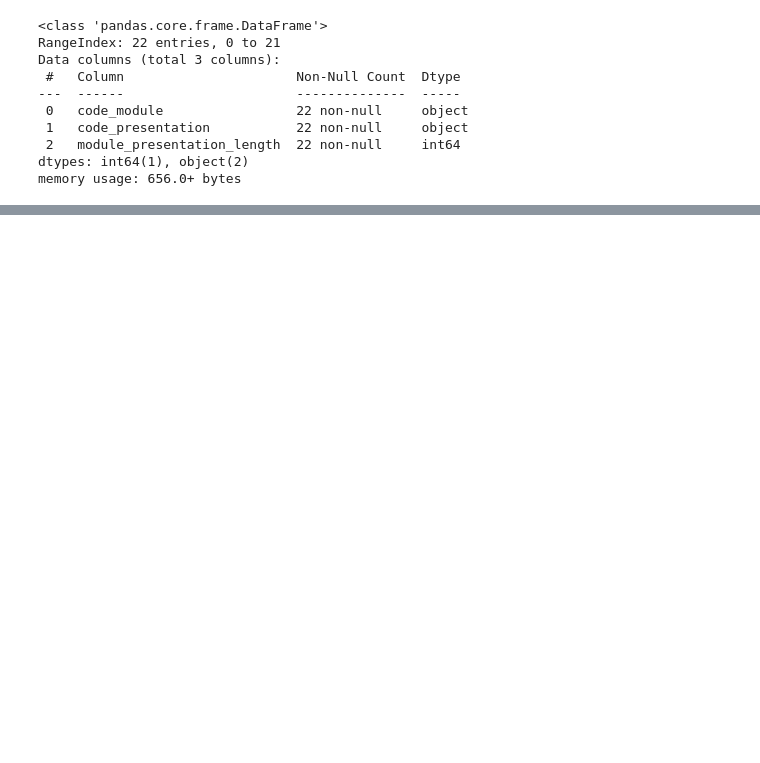
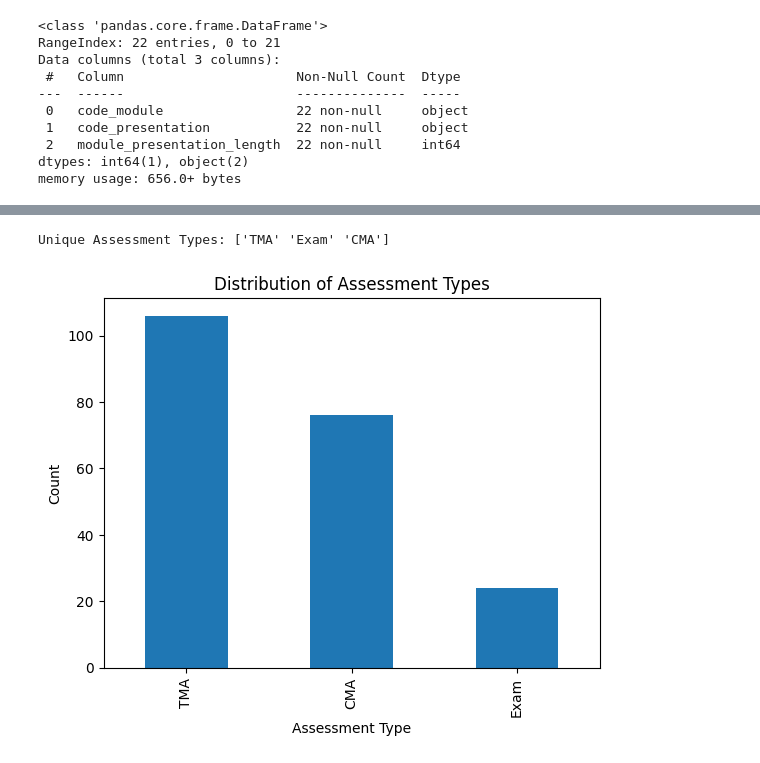
Before and after one commit to LaraOnipede/LHL-finalProject, a Jupyter notebook: notebooks/ExploratoryDataAnalysis.ipynb, the cells around one changed output, grey strips where cells are left out. Cells and saved outputs as stored; diff of their text form; code cells hidden in the pictures; blank space fills up the shorter version.

```diff
--- a/notebooks/ExploratoryDataAnalysis.ipynb
+++ b/notebooks/ExploratoryDataAnalysis.ipynb
@@ -46,0 +206,16 @@ memory usage: 656.0+ bytes
+# %%
+# Get unique assessment types
+unique_types = assessments['assessment_type'].unique()
+print("Unique Assessment Types:", unique_types)
+# %% [output]
+Unique Assessment Types: ['TMA' 'Exam' 'CMA']
+# %%
+# bar plots to Visualize assessment types
+# Bar plots
+assessments['assessment_type'].value_counts().plot(kind='bar')
+plt.title('Distribution of Assessment Types')
+plt.xlabel('Assessment Type')
+plt.ylabel('Count')
+plt.show()
+# %% [output]
+[figure, added]
```
Also changed, not shown: parts of 25 cells of this notebook.
